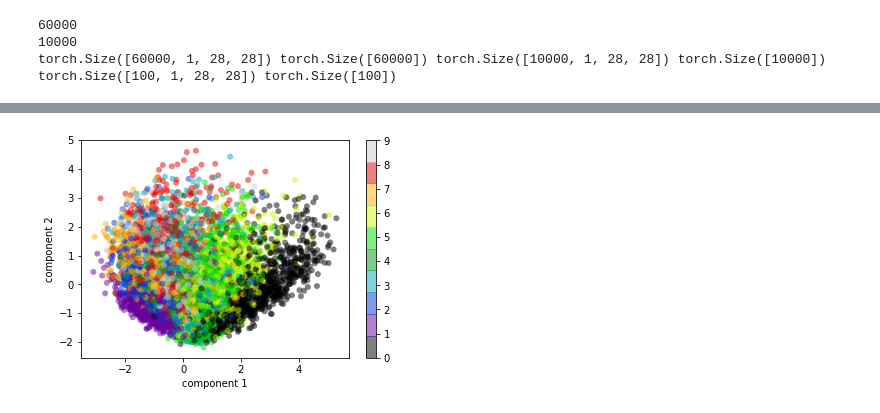
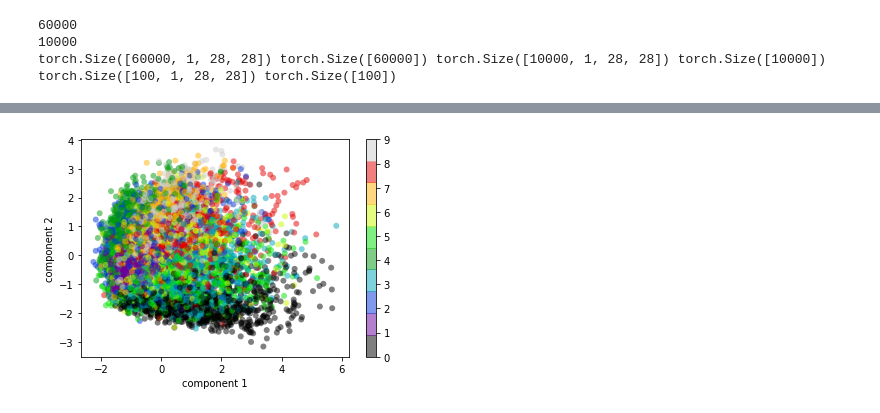
Before and after one commit to anihamde/cs287-s18, a Jupyter notebook: HW4/vae_viz.ipynb, the cells around one changed output, grey strips where cells are left out. Drawn from its saved outputs; the diff is of its cells as text; code cells hidden in the pictures.

Commit message:
final changes with assert statements

```diff
--- a/HW4/vae_viz.ipynb
+++ b/HW4/vae_viz.ipynb
@@ -18,7 +18,7 @@ import matplotlib.cm as cm
 %matplotlib inline
 from sklearn.decomposition import PCA
 # %%
-LATENT_DIM = 2
+LATENT_DIM = 10
 BATCH_SIZE = 100
 # %%
 train_dataset = datasets.MNIST(root='./data/',
@@ -64,8 +64,8 @@ torch.Size([100, 1, 28, 28]) torch.Size([100])
 # %%
 # Problem setup.
 from vae_models import Encoder, Decoder, NormalVAE
-encoder = Encoder()
-decoder = Decoder()
+encoder = Encoder(latent_dim = LATENT_DIM)
+decoder = Decoder(latent_dim = LATENT_DIM)
 vae = NormalVAE(encoder, decoder)
 vae.cuda()
 vae.load_state_dict(torch.load('../HW4/stupidvae.pkl'))
@@ -101,37 +101,37 @@ for k in np.arange(0,1.1,0.2):
 # %%
 # viz 3: scatter plot of variational means
 # TODO: make this less dense
-assert(LATENT_DIM==2) # this only works if latent dim is 2 dimensional
+# assert(LATENT_DIM==2) # this only works if latent dim is 2 dimensional
 mus = []
 cols = []
 for img, label in test_loader:
     img = V(img).cuda()
     mu, logvar = encoder(img) # bs,2
     mus.append(mu.cpu().data.numpy())
     cols.append(label.cpu().data.numpy())
 
 mus = np.vstack(mus)
 cols = np.concatenate(cols)
 wheel = cm.rainbow(np.linspace(0,1,10))
 
 pca = PCA(2)
 projected = pca.fit_transform(mus)
 plt.scatter(projected[:, 0], projected[:, 1],
             c=cols, edgecolor='none', alpha=0.5,
             cmap=plt.cm.get_cmap('spectral', 10))
 plt.xlabel('component 1')
 plt.ylabel('component 2')
 plt.colorbar()
 plt.show()
 
 #for i in range(10):
 #    mu_i = mus[cols==i]
 #    plt.scatter(mu_i[:,0],mu_i[:,1],c=wheel[i])
 #
 #plt.legend([str(i) for i in range(10)])
 #plt.show()
 # %% [output]
-[figure, old version]
+[figure, new version]
 # %%
 # viz 4
 # for each point in the grid, generate x and show digit in 2d plot
```
Also changed, not shown: parts of 3 cells of this notebook.
